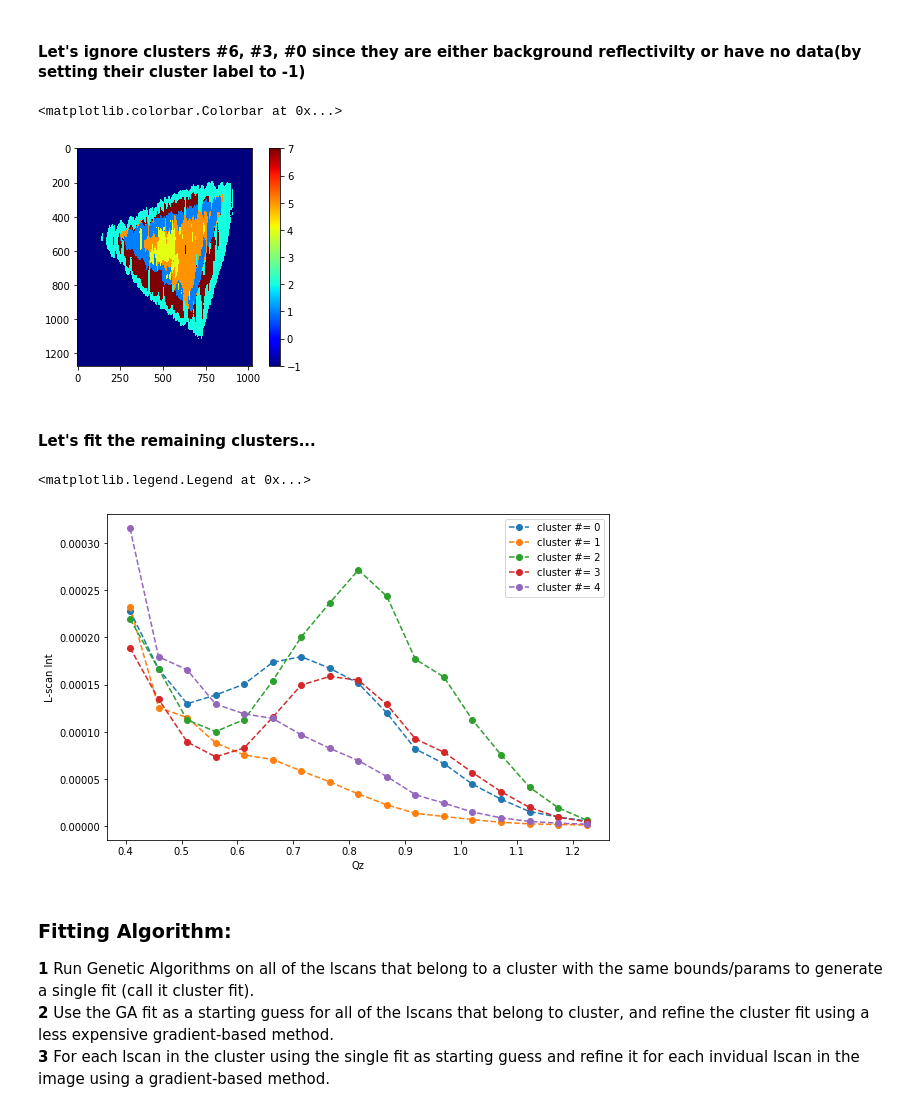
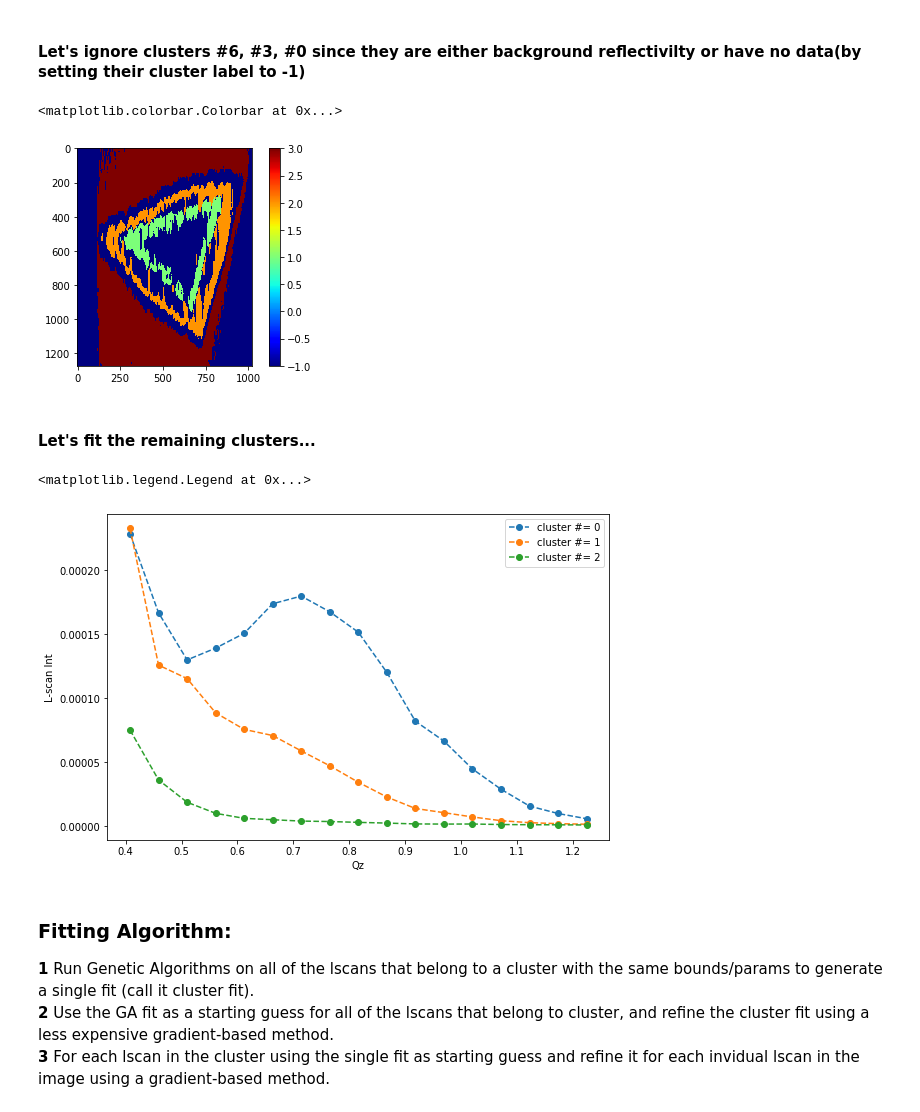
Before and after one commit to nlaanait/2DMAT-XRIM, a Jupyter notebook: src/wse2_sim_fit.ipynb, the cells around one changed output. Cells and saved outputs as stored; diff of their text form; code cells hidden in the pictures.

```diff
--- a/src/wse2_sim_fit.ipynb
+++ b/src/wse2_sim_fit.ipynb
@@ -85,7 +93,7 @@ Text(0.5, 1.0, 'Lscan averaged over image')
 # %% [markdown]
 #### Use k-means clustering (unsupervised machine learning) to assign each L-scan in the data to a cluster
 # %%
-num_clusters = 4
+num_clusters = 8
 labels_imp, lscan_centers, lscan_labels = cluster_lscans(data_arr, num_clusters=num_clusters)
 # %% [output]
 Number of L-scans per cluster:
@@ -116,15 +126,15 @@ ax.legend()
 # %% [markdown]
 #### Let's ignore clusters #6, #3, #0 since they are either background reflectivilty or have no data(by setting their cluster label to -1)
 # %%
-cluster_ignore = [0, 6, 3]
+cluster_ignore = [0, 4,5, 6,7]
 for clus in cluster_ignore:
     labels_imp[labels_imp == clus] = -1
 plt.figure()
 plt.imshow(labels_imp.astype(np.int8), cmap='jet')
 plt.colorbar()
 # %% [output]
 <matplotlib.colorbar.Colorbar at 0x...>
-[figure, old version]
+[figure, new version]
 # %% [markdown]
 #### Let's fit the remaining clusters...
 # %%
@@ -144,7 +154,7 @@ ax.set_ylabel('L-scan Int')
 ax.legend()
 # %% [output]
 <matplotlib.legend.Legend at 0x...>
-[figure, old version]
+[figure, new version]
 # %% [markdown]
 ### Fitting Algorithm:
 __1__ Run Genetic Algorithms on all of the lscans that belong to a cluster with the same bounds/params to generate a single fit (call it cluster fit).
```
Also changed, not shown: parts of 12 cells of this notebook.
